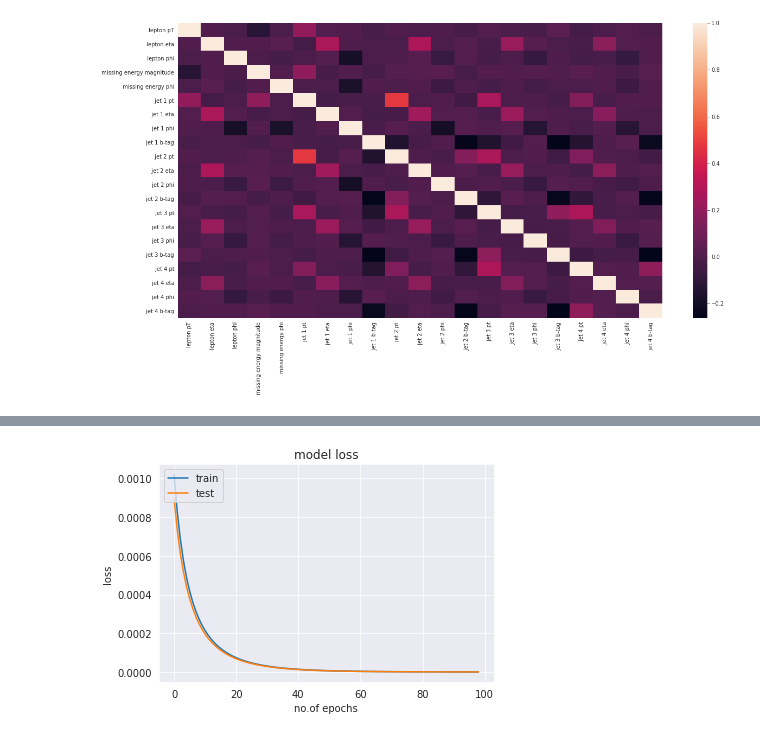
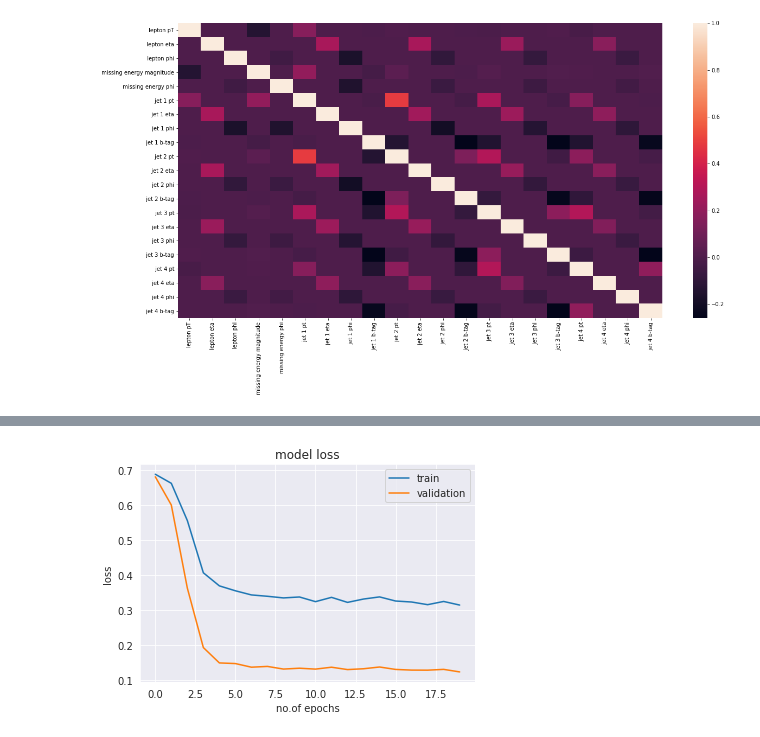
Before and after one commit to Yash-10/Higgs-Classification, a Jupyter notebook: HiggsClassification.ipynb, the cells around one changed output, grey strips where cells are left out. Drawn from its saved outputs; the diff is of its cells as text; code cells hidden in the pictures.

```diff
--- a/HiggsClassification.ipynb
+++ b/HiggsClassification.ipynb
@@ -157,8 +155,8 @@ class HIGGSDataset(Dataset):
 # Instantiating dataset
 Higgs_dataset = HIGGSDataset('Higgs_reduced.csv', '/content/') # Using '/content/' for Google Colab
 # %%
-batch_size = 32 # No. of samples to load per batch
-shuffle = True # Shuffle to ensure unbiasness in model
+batch_size = 16 # No. of samples to load per batch
+shuffle = True # Shuffle to remove any bias in data
 dataset_size = len(Higgs_dataset)
 val_split = 0.2
 split = int(np.floor(val_split * dataset_size))
@@ -186,22 +184,33 @@ validation_loader = DataLoader(Higgs_dataset, batch_size=batch_size, sampler=val
 class Higgs_Model(nn.Module):
     def __init__(self):
         super(Higgs_Model, self).__init__()
-        self.fc1 = nn.Linear(22, 14)
-        self.fc2 = nn.Linear(14, 6)
-        self.fc3 = nn.Linear(6, 1)
+
+        self.fc1 = nn.Linear(22, 32)
+        self.fc2 = nn.Linear(32, 64)
+        self.fc3 = nn.Linear(64, 32)
+        self.fc4 = nn.Linear(32, 16)
+        self.fc5 = nn.Linear(16, 1)
+        self.dropout = nn.Dropout(0.25)
         self.sig = nn.Sigmoid()
 
     def forward(self, x):
+        x = x.squeeze()
+        x = self.dropout(x)
         x = F.relu(self.fc1(x))
+        x = self.dropout(x)
         x = F.relu(self.fc2(x))
-        x = self.fc3(x)
+        x = self.dropout(x)
+        x = F.relu(self.fc3(x))
+        x = self.dropout(x)
+        x = F.relu(self.fc4(x))
+        x = self.fc5(x)
         x = self.sig(x)
         return x
 # %%
 Higgs_model = Higgs_Model()
 # %%
 criterion = nn.BCELoss()
-optimizer = optim.Adam(params=Higgs_model.parameters(), lr=0.001)
+optimizer = optim.Adam(params=Higgs_model.parameters(), lr=0.0001)
 # %%
 print(Higgs_model)
 # %% [output]
@@ -216,21 +226,19 @@ Training was terminated after 2 epochs below (using Ctrl + C)
 # %%
 # Training
 
-n_epochs = 100
+n_epochs = 20
 
 train_losses = []
 valid_losses = []
 valid_loss_min = np.inf
 
-for epoch in range(1, n_epochs):
+for epoch in range(1, n_epochs+1):
   train_loss = 0
   valid_loss = 0
 
   # Training
   Higgs_model.train()
-  #for data, target in train_loader:
   for i, batch in enumerate(train_loader, 0):
-    #data, target = batch
     #print('Training going on...')
     data = batch['data']
     data = data.view(data.shape[0], -1)
@@ -242,17 +250,15 @@ for epoch in range(1, n_epochs):
     loss = criterion(output, target.float().unsqueeze(1))
     loss.backward()
     optimizer.step()
+    optimizer.zero_grad()
     train_loss += loss.item() * data.size(0)
 
   # Validation
   Higgs_model.eval()
   for i, batch in enumerate(validation_loader, 0):
-    #data, target = batch
-    #print('Testing going on...')
     data = batch['data']
     data = data.view(data.shape[0], -1)
     target = batch['class']
-    #target = target.type(torch.LongTensor)
     output = Higgs_model(data.float())
     loss = criterion(output, target.float().unsqueeze(1))
     valid_loss += loss.item() * data.size(0)
@@ -292,15 +298,15 @@ Validation Loss decreased: 2.1320588541584584e-07 --> 1.9818550572381356e-07. Sa
 # %%
 # Plot loss
 
 plt.plot(train_losses)
 plt.plot(valid_losses)
 plt.title('model loss')
 plt.ylabel('loss')
 plt.xlabel('no.of epochs')
-plt.legend(['train', 'test'], loc='upper left')
+plt.legend(['train', 'validation'], loc='best')
 plt.show()
 # %% [output]
-[figure, old version]
+[figure, new version]
 # %%
 # Load the model
 
```
Also changed, not shown: parts of 15 cells of this notebook.
